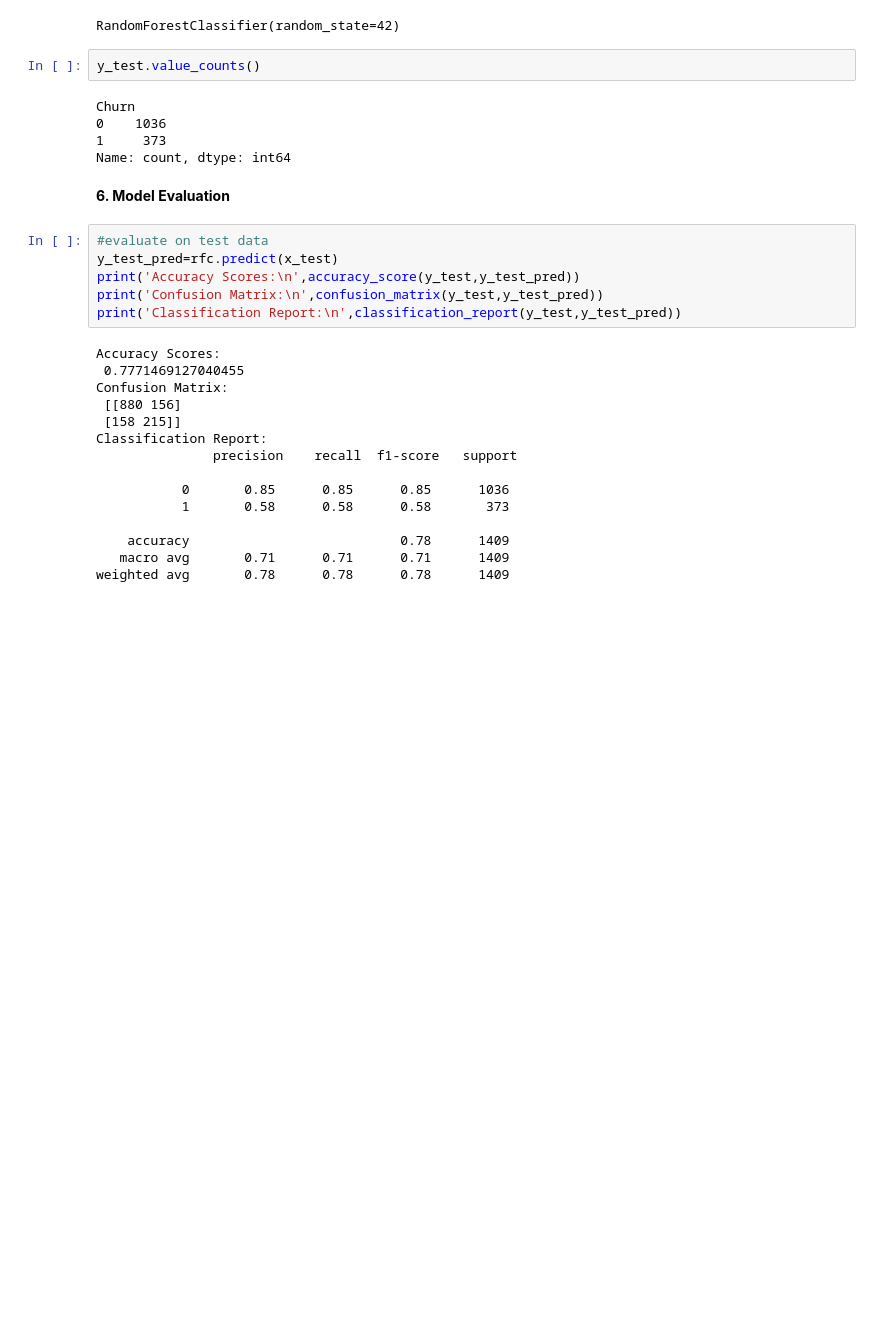
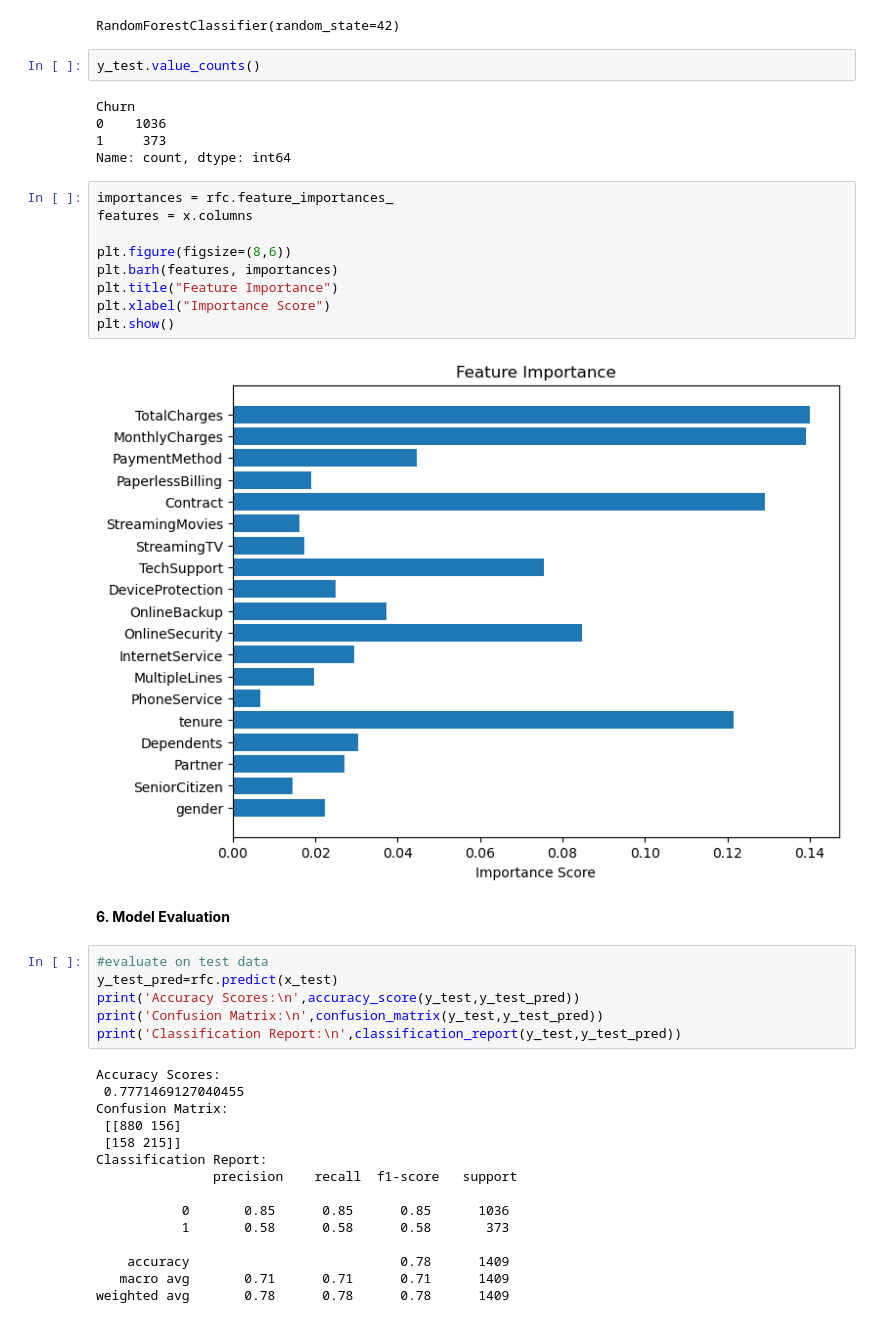
Before and after one commit to jain-krish02/customer-churn-prediction, a Jupyter notebook: customer-churn-prediction.ipynb, the cells around one changed output. Cells and saved outputs as stored; diff of their text form; blank space fills up the shorter version.

```diff
--- a/customer-churn-prediction.ipynb
+++ b/customer-churn-prediction.ipynb
@@ -395,6 +395,17 @@ Churn
 0    1036
 1     373
 Name: count, dtype: int64
+# %%
+importances = rfc.feature_importances_
+features = x.columns
+
+plt.figure(figsize=(8,6))
+plt.barh(features, importances)
+plt.title("Feature Importance")
+plt.xlabel("Importance Score")
+plt.show()
+# %% [output]
+[figure, added]
 # %% [markdown]
 **6. Model Evaluation**
 # %%
```
Also changed, not shown: parts of 2 cells of this notebook.
